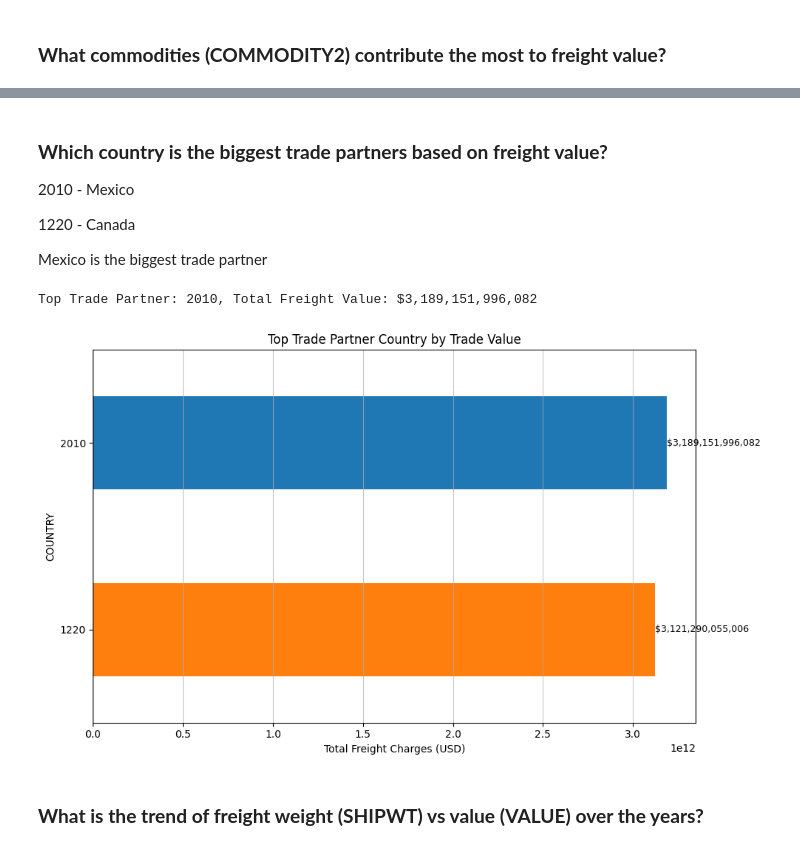
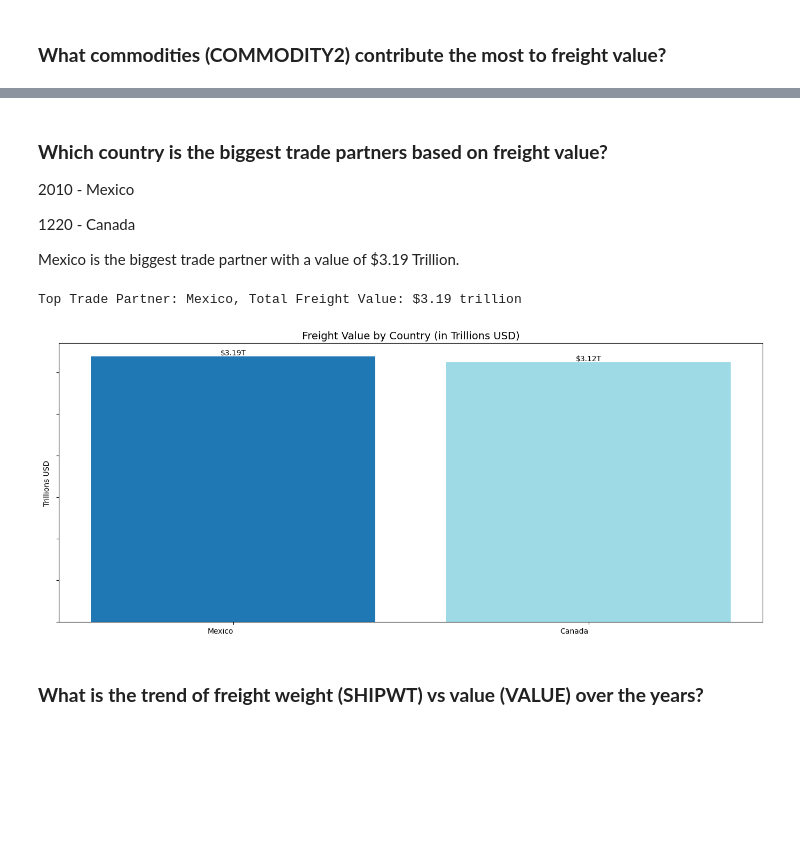
Before and after one commit to solo-007/TransBorder-Freight-Data-Analysis, a Jupyter notebook: Transborder_Freight_DataAnalysis.ipynb, the cells around one changed output, grey strips where cells are left out. Saved outputs shown, nothing was run; the diff lists cells and outputs as text; code cells hidden in the pictures; blank space fills up the shorter version.

```diff
--- a/Transborder_Freight_DataAnalysis.ipynb
+++ b/Transborder_Freight_DataAnalysis.ipynb
@@ -1174,6 +1685,8 @@ low_util_states = df_dot1.groupby('USASTATE').agg({
     'VALUE': 'sum'
 }).reset_index().sort_values(by='VALUE').head(10)
 
+# Convert VALUE to billions
+low_util_states['VALUE'] = low_util_states['VALUE'] / 1e9
 
 # Plot
 plt.figure(figsize=(10, 5))
@@ -1185,7 +1698,7 @@ for bar in ax.patches:
     if not pd.isna(width):
         ax.text(width,
                 bar.get_y() + bar.get_height() / 2,
-                f'{width:,.0f}',  # format as thousands separator
+                f'${width:,.2f}',  # format as thousands separator
                 ha='left', va='center',
                 fontsize=9, color='black')
 
@@ -1194,5 +1707,7 @@ plt.title("Bottom 10 States by Trade Value")
 plt.xlabel("Total Trade Value (USD)")
 plt.ylabel("State")
 plt.tight_layout()
+plt.gca().set_xticklabels([])
+
 plt.show()
 # %% [output]
@@ -1519,16 +2224,8 @@ plt.show()
 
 1220 - Canada
 
-Mexico is the biggest trade partner
+Mexico is the biggest trade partner with a value of $3.19 Trillion.
 # %%
-# Standardize country names if needed
-country_map = {
-    'Canada': '1220',
-    'Mexico': '2010'
-    # Add more mappings if necessary
-}
-df_dot3['COUNTRY'] = df_dot3['COUNTRY'].replace(country_map)
-
 # Group by country and sum freight value
 country_totals = df_dot3.groupby('COUNTRY')['VALUE'].sum()
 
@@ -1536,39 +2233,47 @@ country_totals = df_dot3.groupby('COUNTRY')['VALUE'].sum()
 top_trade_partner = country_totals.idxmax()
 top_value = country_totals.max()
 
+# Convert to trillions
+top_value_trillions = top_value / 1_000_000_000_000
+
 # Display result
-print(f"Top Trade Partner: {top_trade_partner}, Total Freight Value: ${top_value:,.0f}")
+print(f"Top Trade Partner: {top_trade_partner}, Total Freight Value: ${top_value_trillions:,.2f} trillion")
 # %% [output]
-Top Trade Partner: 2010, Total Freight Value: $3,189,151,996,082
+Top Trade Partner: Mexico, Total Freight Value: $3.19 trillion
 # %%
-top_countries_freight = (
-    df_dot3.groupby('COUNTRY')['VALUE']
-    .sum()
-    .sort_values(ascending=False)
+# Group by country and sum freight value
+country_totals = df_dot3.groupby('COUNTRY')['VALUE'].sum()
 
-)
+# Convert values to trillions
+country_totals_trillions = country_totals / 1_000_000_000_000
 
-# Define a list of distinct colors (length must match number of bars)
-colors = plt.cm.tab10.colors[:len(top_countries_freight)]  # or use any colormap like 'Set3', 'Paired'
+# Sort values for better visual order
+country_totals_trillions = country_totals_trillions.sort_values(ascending=False)
 
-# Plot
-plt.figure(figsize=(10, 6))
-ax = top_countries_freight.plot(kind='barh', color=colors)
+# Generate distinct colors using a colormap
+colors = plt.cm.tab20(np.linspace(0, 1, len(country_totals_trillions)))
 
-# Add data labels
-for i, value in enumerate(top_countries_freight.values):
-    ax.text(value, i, f"${value:,.0f}", va='center', ha='left', fontsize=9)
+# Plot vertical bar chart
+plt.figure(figsize=(14, 6))
+bars = plt.bar(country_totals_trillions.index, country_totals_trillions.values, color=colors)
 
-# Customize plot
-plt.xlabel("Total Freight Charges (USD)")
-plt.title("Top Trade Partner Country by Trade Value")
-plt.gca().invert_yaxis()
+# Add value labels
+for bar in bars:
+    height = bar.get_height()
+    plt.text(bar.get_x() + bar.get_width()/2, height,
+             f"${height:,.2f}T", ha='center', va='bottom', fontsize=10)
+
+# Titles and labels
+plt.title("Freight Value by Country (in Trillions USD)", fontsize=14)
+plt.ylabel("Trillions USD")
+plt.xticks(rotation=0, ha='right')
 plt.tight_layout()
-plt.grid(axis='x', alpha=0.7)
+plt.gca().set_yticklabels([])
 
+# Show plot
 plt.show()
 # %% [output]
-[figure, old version]
+[figure, new version]
 # %% [markdown]
 ### **What is the trend of freight weight (SHIPWT) vs value (VALUE) over the years?**
 # %%
```
Also changed, not shown: parts of 57 cells of this notebook.
